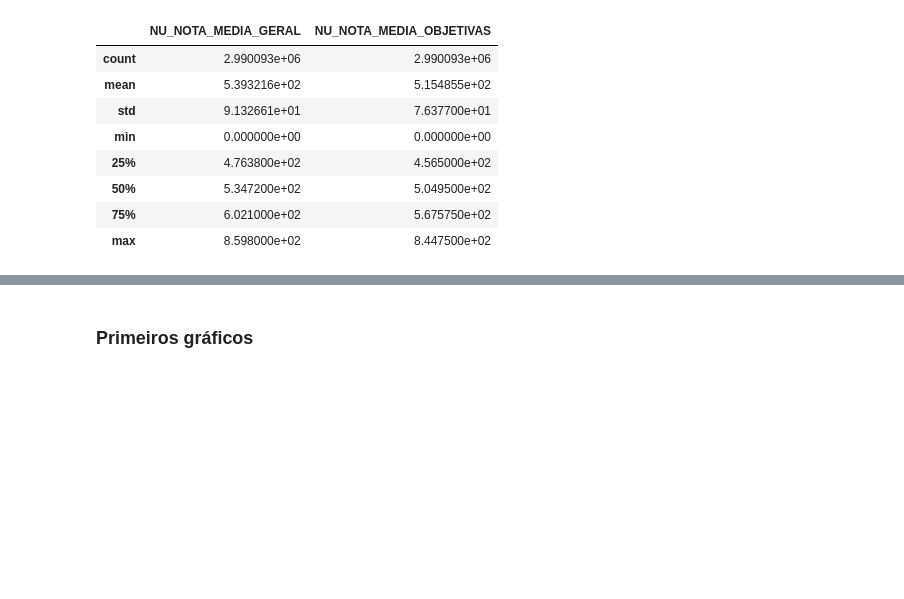
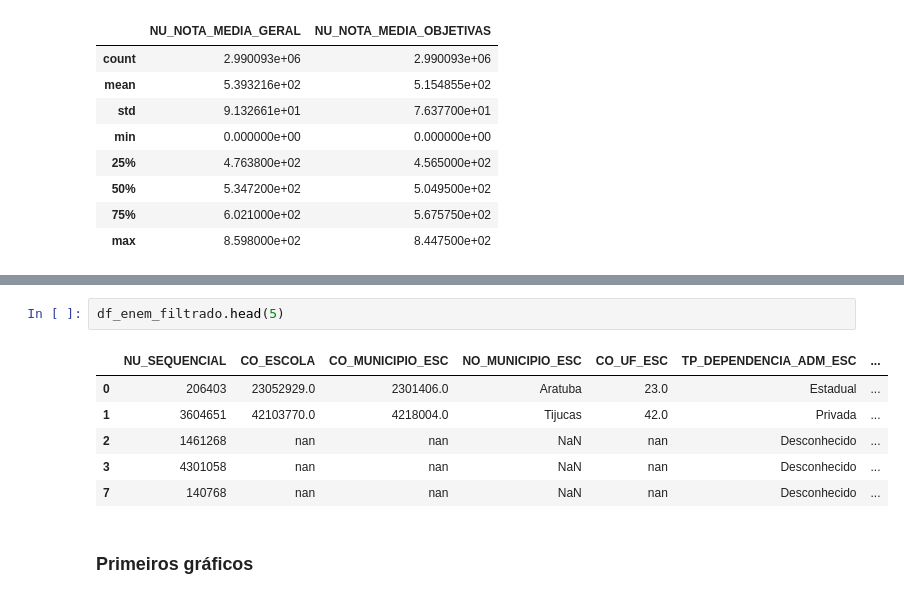
Before and after one commit to MykaQMS/cd2_analise_enem, a Jupyter notebook: notebooks/01_eda_enem.ipynb, the cells around one changed output, grey strips where cells are left out. Saved outputs shown, nothing was run; the diff lists cells and outputs as text; blank space fills up the shorter version.

```diff
--- a/notebooks/01_eda_enem.ipynb
+++ b/notebooks/01_eda_enem.ipynb
@@ -183,3 +197,12 @@ df_enem_filtrado[['NU_NOTA_MEDIA_GERAL', 'NU_NOTA_MEDIA_OBJETIVAS']].describe()
+# %%
+df_enem_filtrado.head(5)
+# %% [output]
+|  | NU_SEQUENCIAL | CO_ESCOLA | CO_MUNICIPIO_ESC | NO_MUNICIPIO_ESC | CO_UF_ESC | TP_DEPENDENCIA_ADM_ESC | ... |
+| 0 | 206403 | 23052929.0 | 2301406.0 | Aratuba | 23.0 | Estadual | ... |
+| 1 | 3604651 | 42103770.0 | 4218004.0 | Tijucas | 42.0 | Privada | ... |
+| 2 | 1461268 | nan | nan | NaN | nan | Desconhecido | ... |
+| 3 | 4301058 | nan | nan | NaN | nan | Desconhecido | ... |
+| 7 | 140768 | nan | nan | NaN | nan | Desconhecido | ... |
 # %% [markdown]
 ### Primeiros gráficos
 # %%
```
Also changed, not shown: parts of 5 cells of this notebook.
